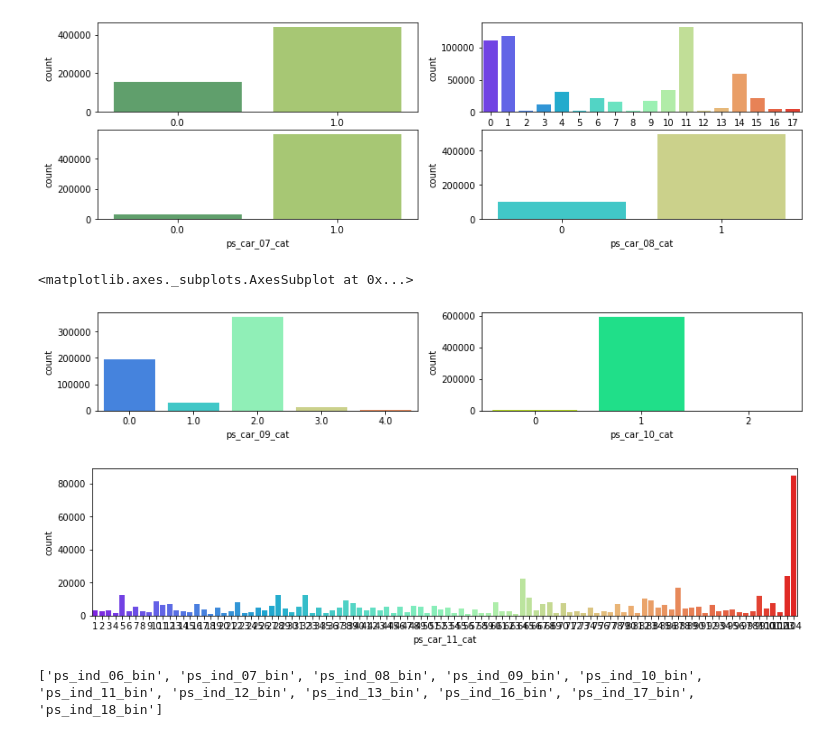
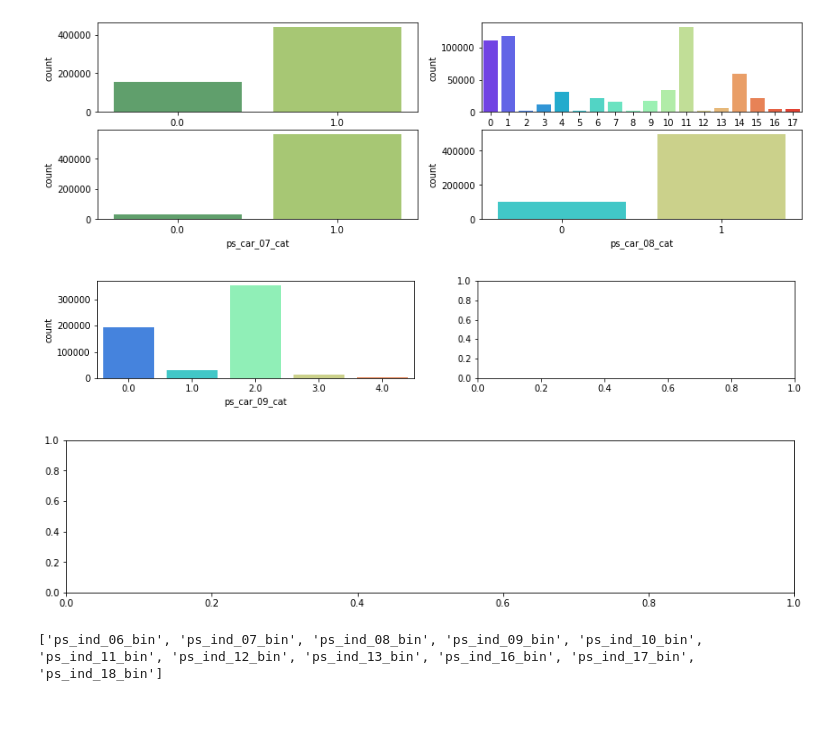
Before and after one commit to a24dai/kaggle, a Jupyter notebook: porto_seguro/code.ipynb, the cells around one changed output. Saved outputs shown, nothing was run; the diff lists cells and outputs as text; code cells hidden in the pictures.

```diff
--- a/porto_seguro/code.ipynb
+++ b/porto_seguro/code.ipynb
@@ -202,14 +211,13 @@ sns.countplot(train['ps_car_08_cat'],palette='rainbow',ax=ax4)
 # %%
 fig, ax = plt.subplots(1,2,figsize=(14,2))
 ax1,ax2 = ax.flatten()
 sns.countplot(train['ps_car_09_cat'],palette='rainbow',ax=ax1)
-sns.countplot(train['ps_car_10_cat'],palette='gist_rainbow',ax=ax2)
+#sns.countplot(train['ps_car_10_cat'],palette='gist_rainbow',ax=ax2)
 fig,ax = plt.subplots(figsize=(14,3))
-sns.countplot(train['ps_car_11_cat'],palette='rainbow',ax=ax)
+#sns.countplot(train['ps_car_11_cat'],palette='rainbow',ax=ax)
 # %% [output]
-<matplotlib.axes._subplots.AxesSubplot at 0x...>
-[figure, old version]
+[figure, new version]
-[figure, old version]
+[figure, new version]
 # %%
 bin_col = [col for col in train.columns if 'bin' in col]
 print(bin_col)
```
Also changed, not shown: parts of 20 cells of this notebook.
